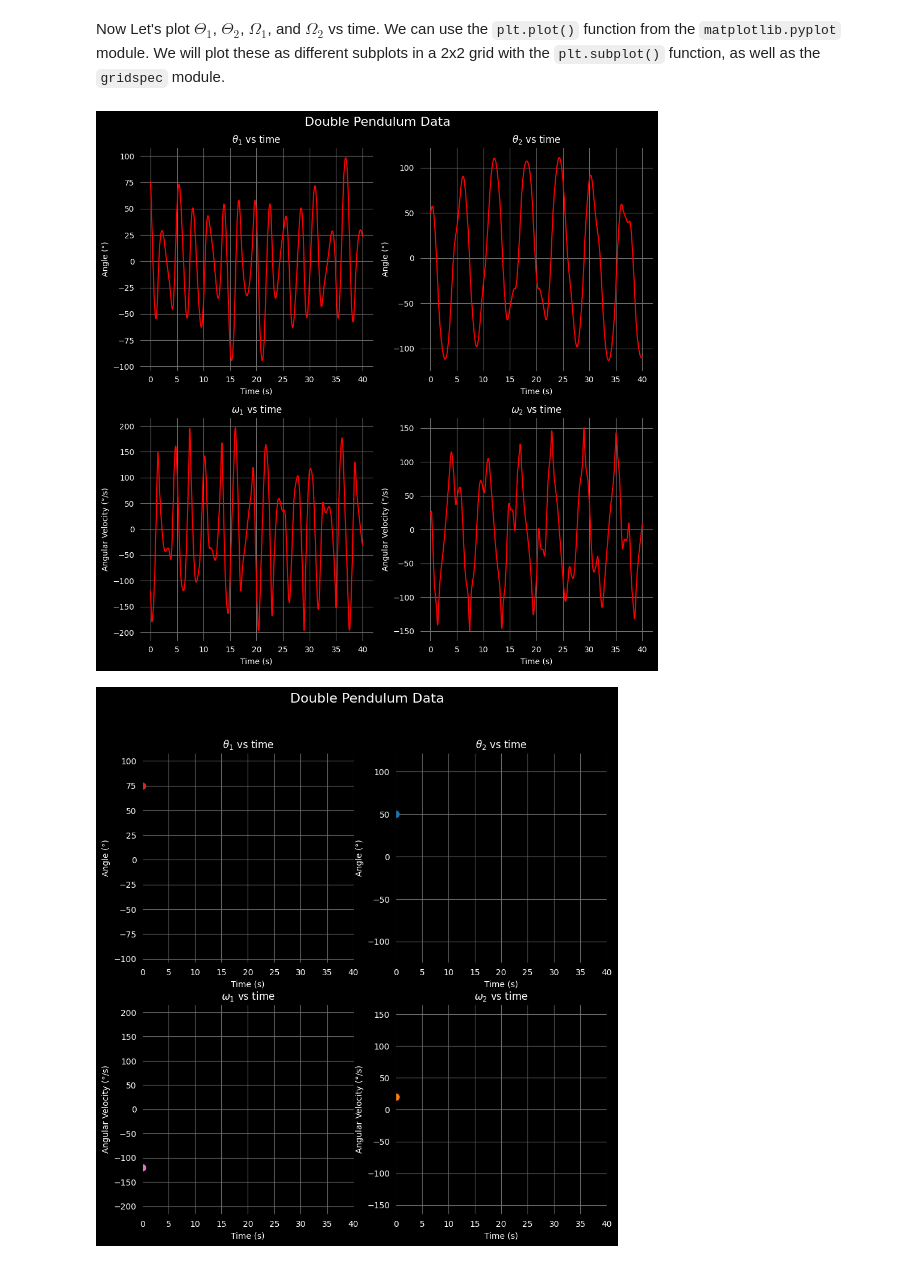
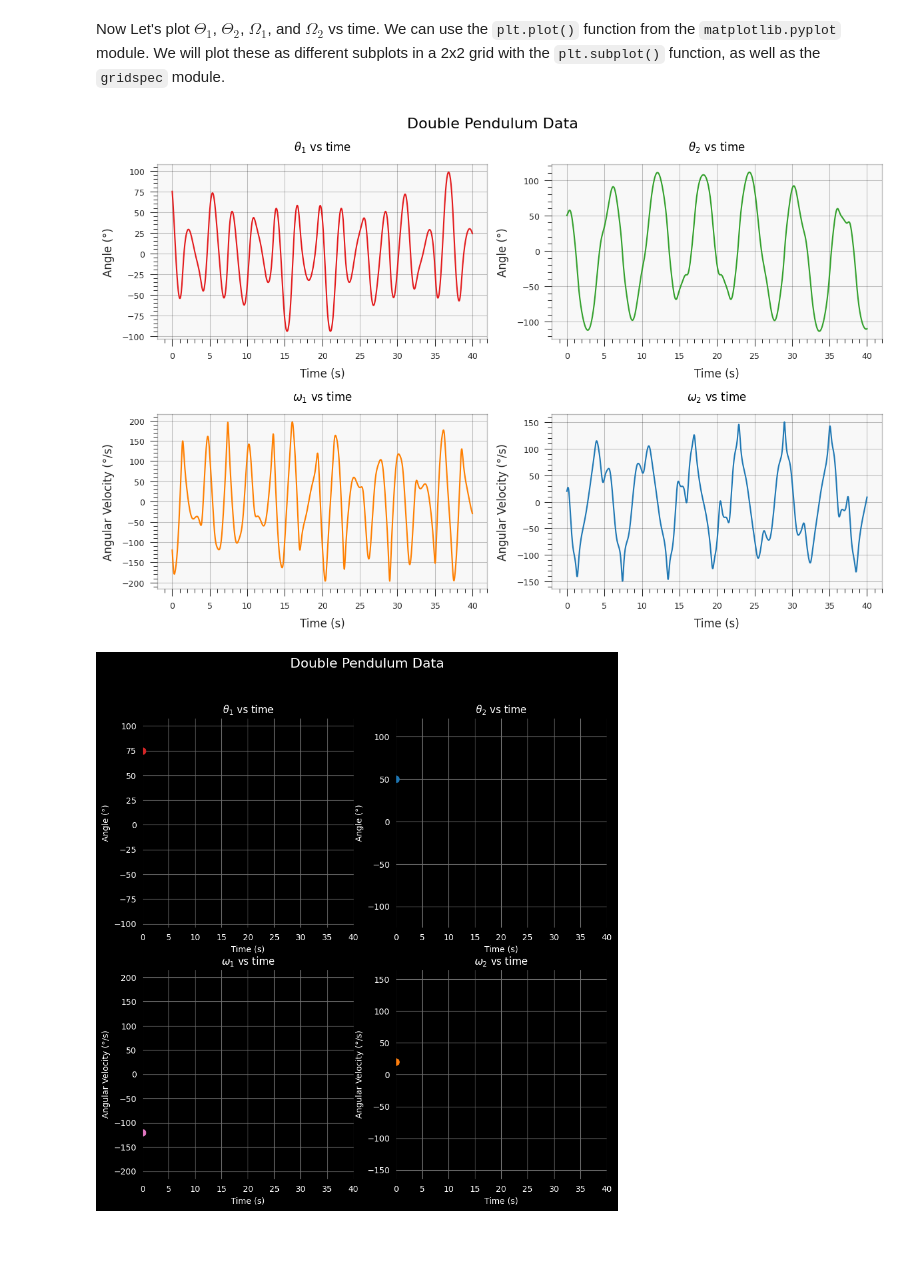
Before and after one commit to Melon-Mao/Python-repository, a Jupyter notebook: Data Analysis/Mechanics/Pendulums/Double Pendulum/double_pendulum.ipynb, the cells around one changed output. Drawn from its saved outputs; the diff is of its cells as text; code cells hidden in the pictures.

Commit message:
double pendulum revised

```diff
--- a/Data Analysis/Mechanics/Pendulums/Double Pendulum/double_pendulum.ipynb
+++ b/Data Analysis/Mechanics/Pendulums/Double Pendulum/double_pendulum.ipynb
@@ -276,61 +284,46 @@ np.savetxt(
 )
 # %% [markdown]
 The block below changes some of the default settings for the pyplot module. Essentially, we are inverting the colour scheme to give it a dark background and light text.
-# %%
-plt.rcParams["axes.facecolor"] = "black"
-plt.rcParams["axes.labelcolor"] = "white"
-plt.rcParams["axes.titlecolor"] = "white"
-plt.rcParams["figure.facecolor"] = "black"
-plt.rcParams["legend.labelcolor"] = "white"
-plt.rcParams["xtick.labelcolor"] = "white"
-plt.rcParams["ytick.labelcolor"] = "white"
-plt.rcParams["grid.color"] = "#707070"
 # %% [markdown]
 Now Let's plot $\Theta_1$, $\Theta_2$, $\Omega_1$, and $\Omega_2$ vs time. We can use the `plt.plot()` function from the `matplotlib.pyplot` module. We will plot these as different subplots in a 2x2 grid with the `plt.subplot()` function, as well as the `gridspec` module.
 # %%
-fig = plt.figure(figsize=(10, 10))
-gs = gridspec.GridSpec(2, 2, figure=fig)
+fig, ax = plt.subplots(2, 2, figsize=(12, 8))
+fig.delaxes(fig.axes[0])
+ax1, ax2, ax3, ax4 = ax.flatten()
 
 # Theta_1
-ax1 = fig.add_subplot(gs[0, 0])
-ax1.plot(time, Theta_1_deg, color="#FF0000")
+ax1.plot(time, Theta_1_deg, color='#E31A1C')
 ax1.set_title(r"$\theta_1$ vs time")
 ax1.set_xlabel("Time (s)")
 ax1.set_ylabel("Angle (°)")
-ax1.grid()
+
 
 # Theta_2
-ax2 = fig.add_subplot(gs[0, 1])
-ax2.plot(time, Theta_2_deg, color="#FF0000")
+ax2.plot(time, Theta_2_deg, color='#33A02C')
 ax2.set_title(r"$\theta_2$ vs time")
 ax2.set_xlabel("Time (s)")
 ax2.set_ylabel("Angle (°)")
-ax2.grid()
 
 # Omega_1
-ax3 = fig.add_subplot(gs[1, 0])
-ax3.plot(time, Omega_1_deg, color="#FF0000")
+ax3.plot(time, Omega_1_deg, color='#FF7F00')
 ax3.set_title(r"$\omega_1$ vs time")
 ax3.set_xlabel("Time (s)")
 ax3.set_ylabel("Angular Velocity (°/s)")
-ax3.grid()
 
 # Omega_2
-ax4 = fig.add_subplot(gs[1, 1])
-ax4.plot(time, Omega_2_deg, color="#FF0000")
+ax4.plot(time, Omega_2_deg, color='#1F78B4')
 ax4.set_title(r"$\omega_2$ vs time")
 ax4.set_xlabel("Time (s)")
 ax4.set_ylabel("Angular Velocity (°/s)")
-ax4.grid()
 
 # Title to go over all subplots
-plt.suptitle("Double Pendulum Data", color="white", fontsize=16)
+plt.suptitle("Double Pendulum Data", fontsize=16)
 
 plt.tight_layout()
 plt.savefig("Figures/double_pendulum_data.png", dpi=300)
 plt.show()
 # %% [output]
-[figure, old version]
+[figure, new version]
 # %%
 fig, ax = plt.subplots(figsize=(10, 10))
 gs = gridspec.GridSpec(2, 2, figure=fig)
```
Also changed, not shown: parts of 14 cells of this notebook, 7 other files.
